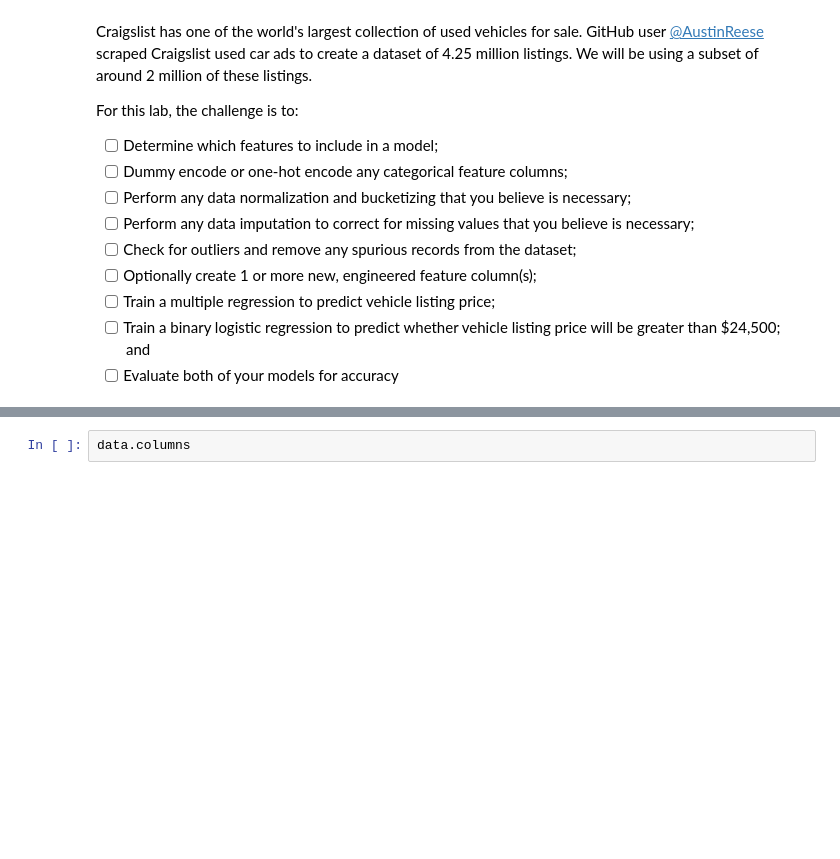
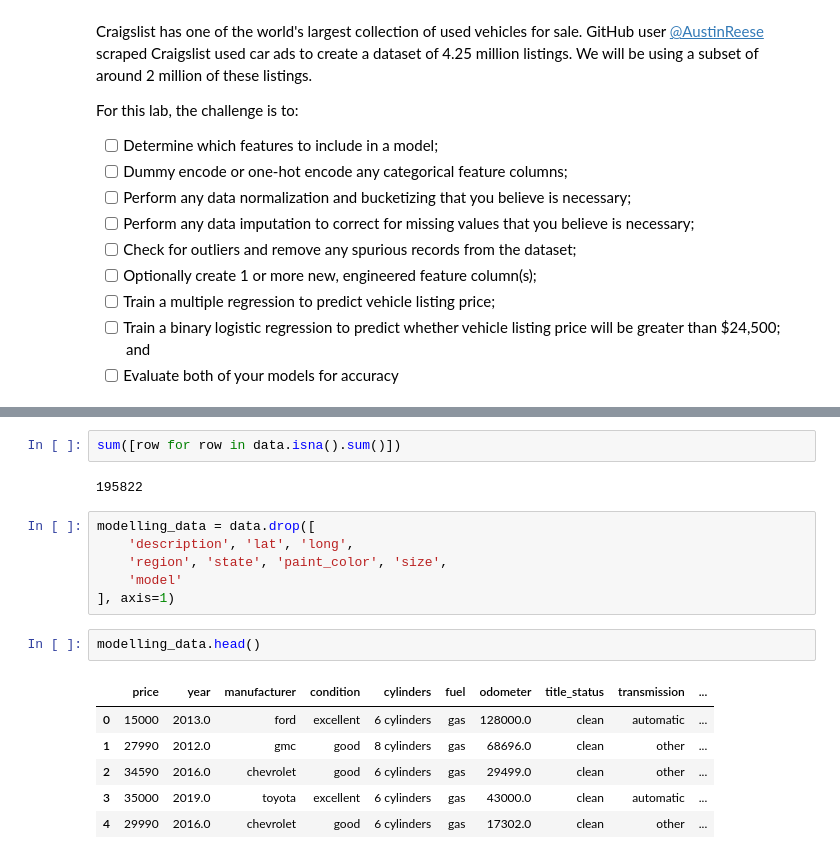
Before and after one commit to wetherc/data-3000, a Jupyter notebook: labs/03_linear-models.ipynb, the cells around one changed output, grey strips where cells are left out. Cells and saved outputs as stored; diff of their text form; blank space fills up the shorter version.

```diff
--- a/labs/03_linear-models.ipynb
+++ b/labs/03_linear-models.ipynb
@@ -247,2 +254,19 @@ data.head()
+# %%
+sum([row for row in data.isna().sum()])
+# %% [output]
+195822
 # %%
-data.columns
+modelling_data = data.drop([
+    'description', 'lat', 'long',
+    'region', 'state', 'paint_color', 'size',
+    'model'
+], axis=1)
+# %%
+modelling_data.head()
+# %% [output]
+|  | price | year | manufacturer | condition | cylinders | fuel | odometer | title_status | transmission | ... |
+| 0 | 15000 | 2013.0 | ford | excellent | 6 cylinders | gas | 128000.0 | clean | automatic | ... |
+| 1 | 27990 | 2012.0 | gmc | good | 8 cylinders | gas | 68696.0 | clean | other | ... |
+| 2 | 34590 | 2016.0 | chevrolet | good | 6 cylinders | gas | 29499.0 | clean | other | ... |
+| 3 | 35000 | 2019.0 | toyota | excellent | 6 cylinders | gas | 43000.0 | clean | automatic | ... |
+| 4 | 29990 | 2016.0 | chevrolet | good | 6 cylinders | gas | 17302.0 | clean | other | ... |
```
Also changed, not shown: parts of 9 cells of this notebook.
